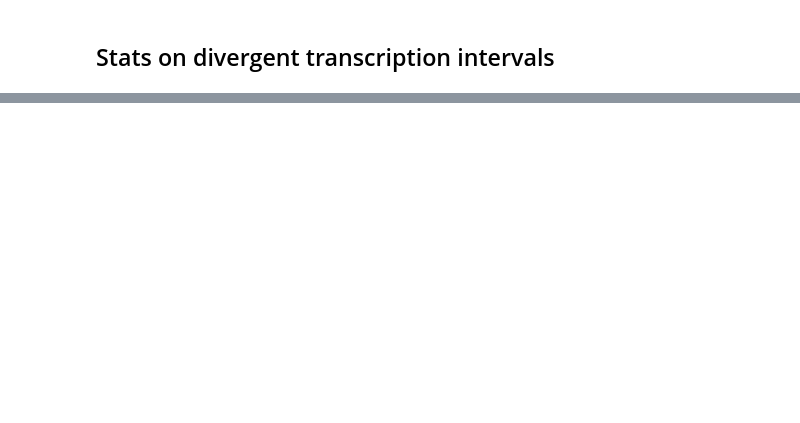
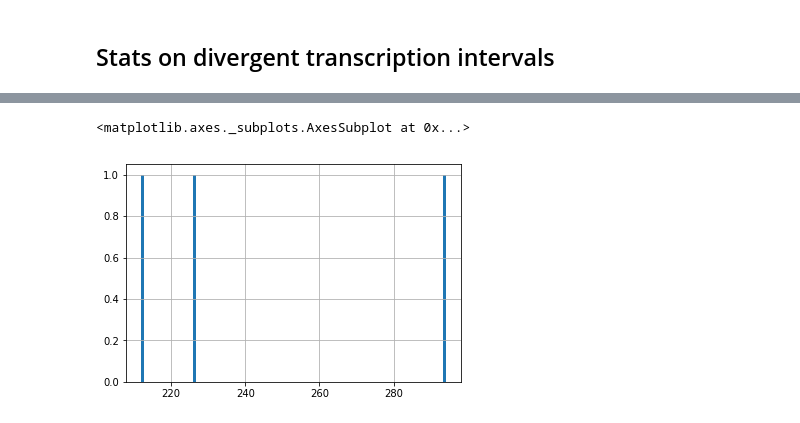
Before and after one commit to khourhin/divtrans, a Jupyter notebook: code/divergent_transcription_identification.ipynb, the cells around one changed output, grey strips where cells are left out. Cells and saved outputs as stored; diff of their text form; code cells hidden in the pictures; blank space fills up the shorter version.

```diff
--- a/code/divergent_transcription_identification.ipynb
+++ b/code/divergent_transcription_identification.ipynb
@@ -54,17 +55,21 @@ When a change of sign is detected, calculate the distance with the previous tran
 # Create orientated read objects, detect divergent transcription events with them
 # And create a bed file of these divergent transcription events
 
-def get_divergent_transcription_beds(bam):
+def get_divergent_transcription_beds(bam, out_folder='../results/from_bam', distance=100):
     oread_gen = dt.get_oriented_reads(bam)
-    bed_out = os.path.join('../results/from_bam',
+    bed_out = os.path.join(out_folder,
                            os.path.basename(bam.replace('.bam', '_divtrans.bed')))
 
-    with open(bed_out, 'w') as f:
-        for interval in dt.identify_divergent_transcription(oread_gen):
-            f.write('\t'.join([str(x) for x in interval]) + '\n')
+    if os.path.isfile(bed_out):
+        print(f"Using already available bed file: {bed_out}")
+
+    else:
+        with open(bed_out, 'w') as f:
+            for interval in dt.identify_divergent_transcription(oread_gen, distance=distance):
+                f.write('\t'.join([str(x) for x in interval]) + '\n')
 
     return bl.Bed(bed_out)
 # %%
-div_trans_beds = [get_divergent_transcription_beds(bam) for bam in bams]
+div_trans_beds = [get_divergent_transcription_beds(bam, distance=500) for bam in bams]
 # %% [markdown]
 Merge the divergent transcription events detected:
@@ -72,0 +78,9 @@ div_trans_beds_merged = [bed.merge(outfolder='../results/from_bam') for bed in d
+# %%
+%%capture
+
+div_trans_beds_cov_filtered = []
+# %%
+for bed, bam in zip(div_trans_beds, bams):
+    div_trans_beds_cov_filtered.append(dt.filter_by_coverage(bed, bam,
+                                                       '../data/genome_chro_size.tab',
+                                                       flank=500, cov_thres=10, cov_ratio_thres=5))
@@ -186,0 +371,6 @@ True
+# %%
+import numpy as np
+pd.Series(div_trans_beds_cov_filtered[0].get_length_distribution()).hist(bins=100)
+# %% [output]
+<matplotlib.axes._subplots.AxesSubplot at 0x...>
+[figure, added]
```
Also changed, not shown: parts of 60 cells of this notebook, 2 other files.
